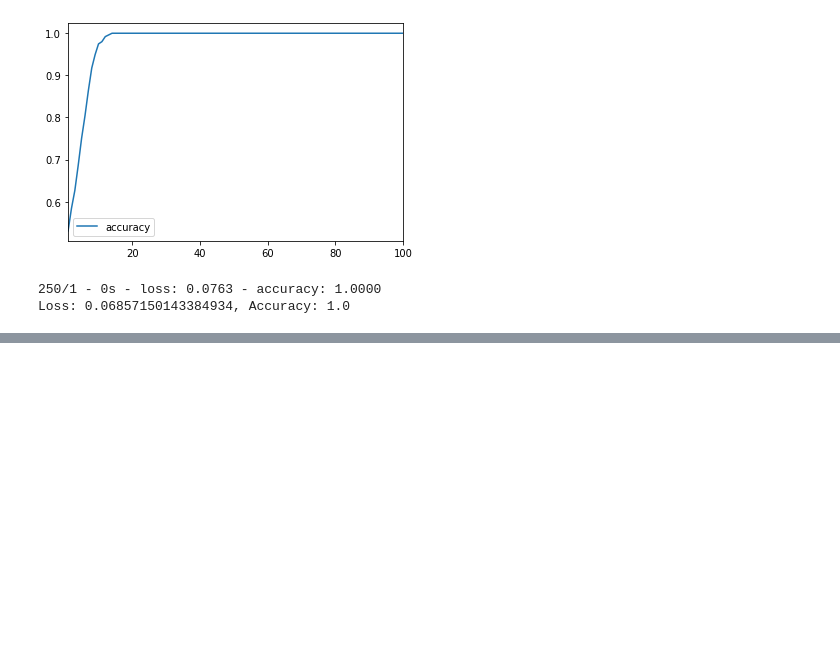
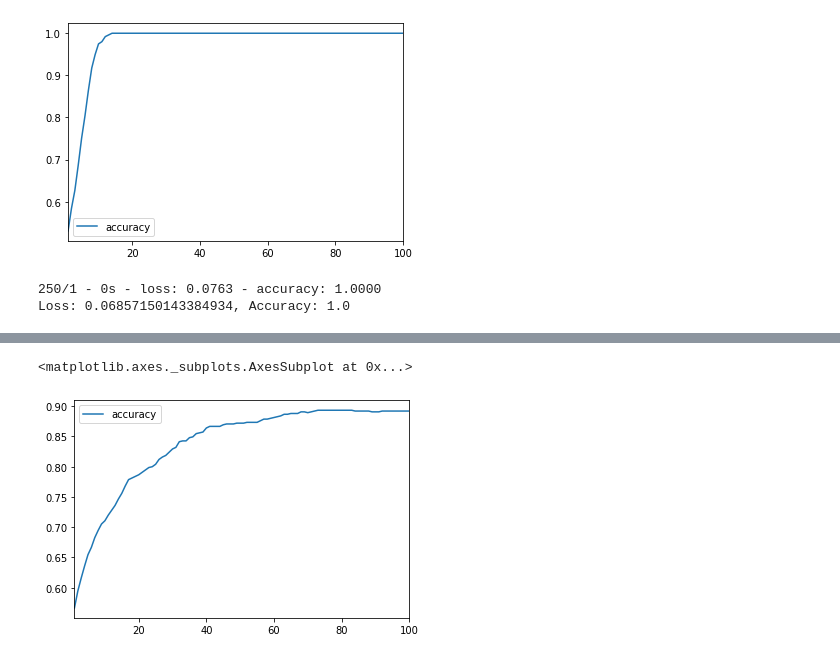
Before and after one commit to jmerkel/NeuralNetwork, a Jupyter notebook: Initial Model.ipynb, the cells around one changed output, grey strips where cells are left out. Drawn from its saved outputs; the diff is of its cells as text; code cells hidden in the pictures; blank space fills up the shorter version.

```diff
--- a/Initial Model.ipynb
+++ b/Initial Model.ipynb
@@ -115,0 +195,6 @@ Loss: 0.06857150143384934, Accuracy: 1.0
+# %%
+# Plot the loss
+history_df.plot(y="accuracy")
+# %% [output]
+<matplotlib.axes._subplots.AxesSubplot at 0x...>
+[figure, added]
```
Also changed, not shown: parts of 8 cells of this notebook.
